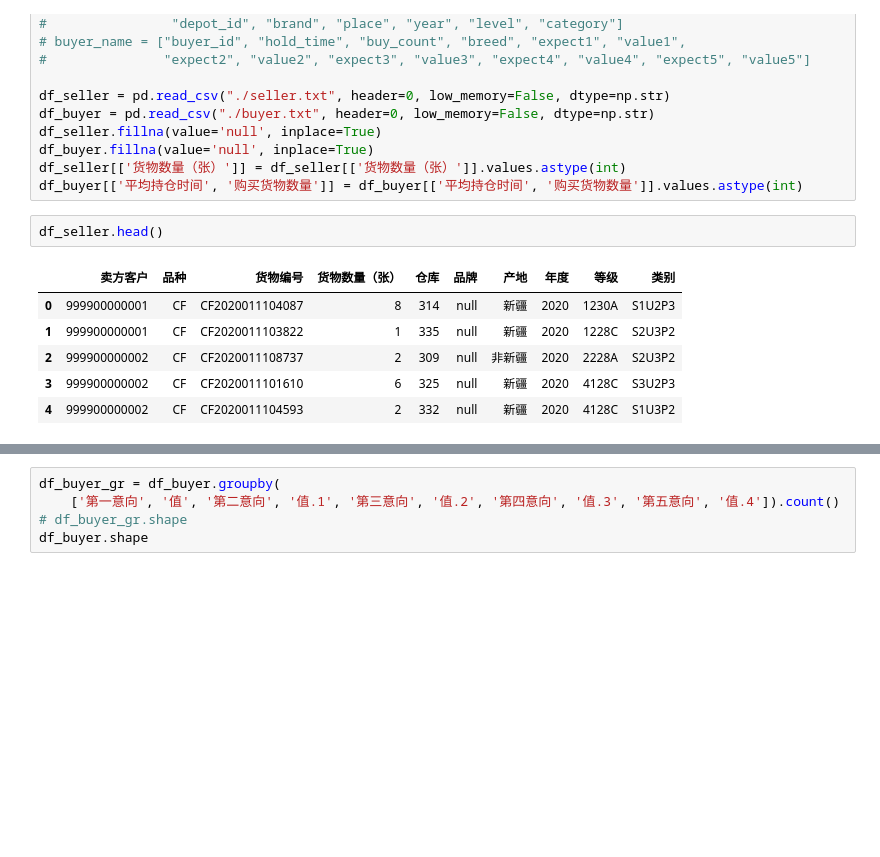
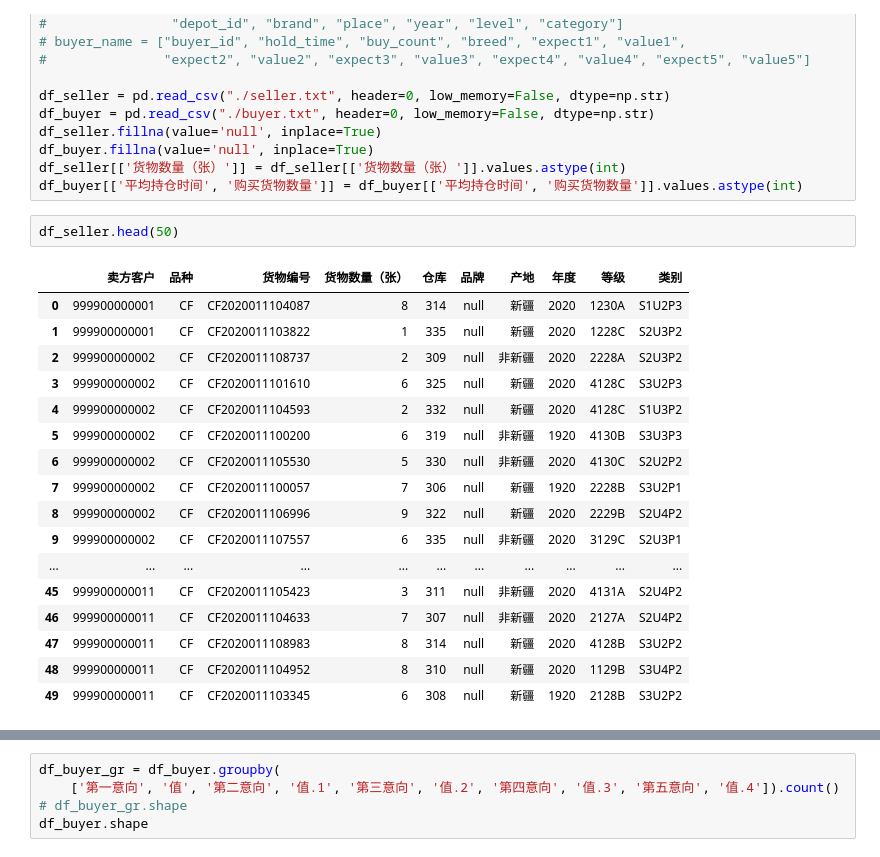
Before and after one commit to chierqj/GoodsMatch, a Jupyter notebook: resource/main.ipynb, the cells around one changed output, grey strips where cells are left out. Saved outputs shown, nothing was run; the diff lists cells and outputs as text; blank space fills up the shorter version.

```diff
--- a/resource/main.ipynb
+++ b/resource/main.ipynb
@@ -18,12 +18,23 @@ df_buyer.fillna(value='null', inplace=True)
 df_seller[['货物数量（张）']] = df_seller[['货物数量（张）']].values.astype(int)
 df_buyer[['平均持仓时间', '购买货物数量']] = df_buyer[['平均持仓时间', '购买货物数量']].values.astype(int)
 # %%
-df_seller.head()
+df_seller.head(50)
 # %% [output]
 |  | 卖方客户 | 品种 | 货物编号 | 货物数量（张） | 仓库 | 品牌 | 产地 | 年度 | 等级 | 类别 |
 | 0 | 999900000001 | CF | CF2020011104087 | 8 | 314 | null | 新疆 | 2020 | 1230A | S1U2P3 |
 | 1 | 999900000001 | CF | CF2020011103822 | 1 | 335 | null | 新疆 | 2020 | 1228C | S2U3P2 |
 | 2 | 999900000002 | CF | CF2020011108737 | 2 | 309 | null | 非新疆 | 2020 | 2228A | S2U3P2 |
 | 3 | 999900000002 | CF | CF2020011101610 | 6 | 325 | null | 新疆 | 2020 | 4128C | S3U2P3 |
 | 4 | 999900000002 | CF | CF2020011104593 | 2 | 332 | null | 新疆 | 2020 | 4128C | S1U3P2 |
+| 5 | 999900000002 | CF | CF2020011100200 | 6 | 319 | null | 非新疆 | 1920 | 4130B | S3U3P3 |
+| 6 | 999900000002 | CF | CF2020011105530 | 5 | 330 | null | 非新疆 | 2020 | 4130C | S2U2P2 |
+| 7 | 999900000002 | CF | CF2020011100057 | 7 | 306 | null | 新疆 | 1920 | 2228B | S3U2P1 |
+| 8 | 999900000002 | CF | CF2020011106996 | 9 | 322 | null | 新疆 | 2020 | 2229B | S2U4P2 |
+| 9 | 999900000002 | CF | CF2020011107557 | 6 | 335 | null | 非新疆 | 2020 | 3129C | S2U3P1 |
+| ... | ... | ... | ... | ... | ... | ... | ... | ... | ... | ... |
+| 45 | 999900000011 | CF | CF2020011105423 | 3 | 311 | null | 非新疆 | 2020 | 4131A | S2U4P2 |
+| 46 | 999900000011 | CF | CF2020011104633 | 7 | 307 | null | 非新疆 | 2020 | 2127A | S2U4P2 |
+| 47 | 999900000011 | CF | CF2020011108983 | 8 | 314 | null | 新疆 | 2020 | 4128B | S3U2P2 |
+| 48 | 999900000011 | CF | CF2020011104952 | 8 | 310 | null | 新疆 | 2020 | 1129B | S3U4P2 |
+| 49 | 999900000011 | CF | CF2020011103345 | 6 | 308 | null | 新疆 | 1920 | 2128B | S3U2P2 |
 # %%
```
Also changed, not shown: parts of 10 cells of this notebook, 15 other files.
